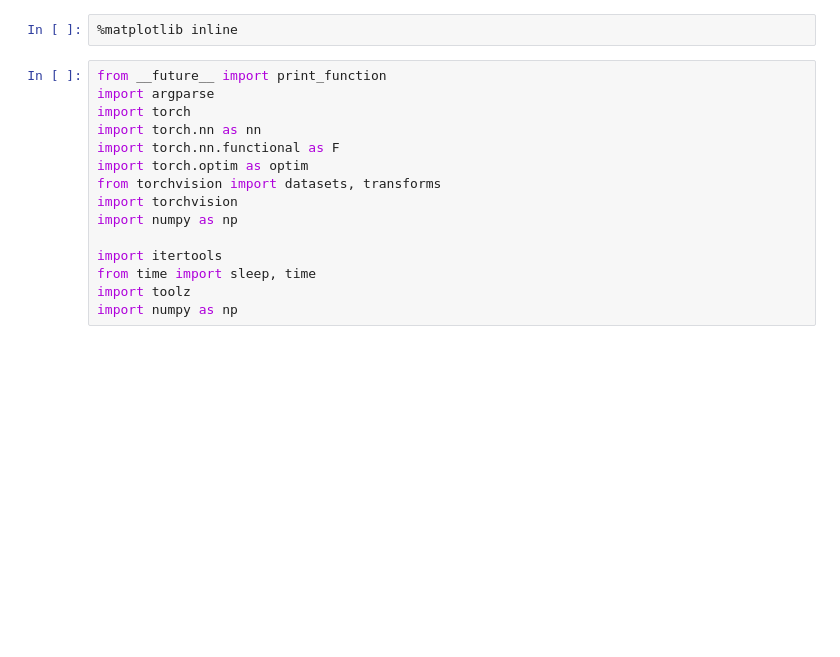
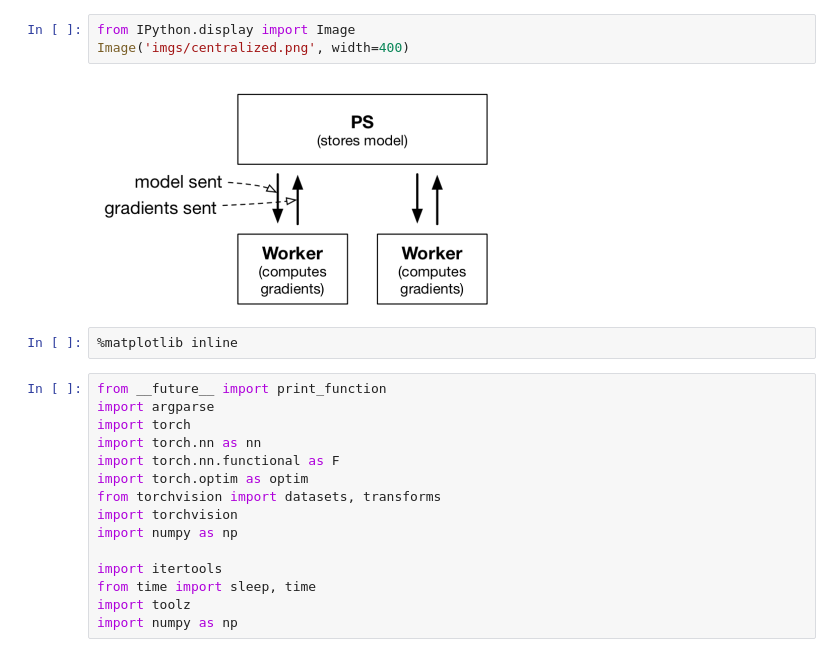
Before and after one commit to stsievert/dask-ps, a Jupyter notebook: Centralized-PS.ipynb, the cells around one changed output. Cells and saved outputs as stored; diff of their text form; blank space fills up the shorter version.

Commit message:
add basic info about centralized PS, point to issues, note bug

```diff
--- a/Centralized-PS.ipynb
+++ b/Centralized-PS.ipynb
@@ -1,3 +8,8 @@
+# %%
+from IPython.display import Image
+Image('imgs/centralized.png', width=400)
+# %% [output]
+[figure, added]
 # %%
 %matplotlib inline
 # %%
```
Also changed, not shown: parts of 19 cells of this notebook.
